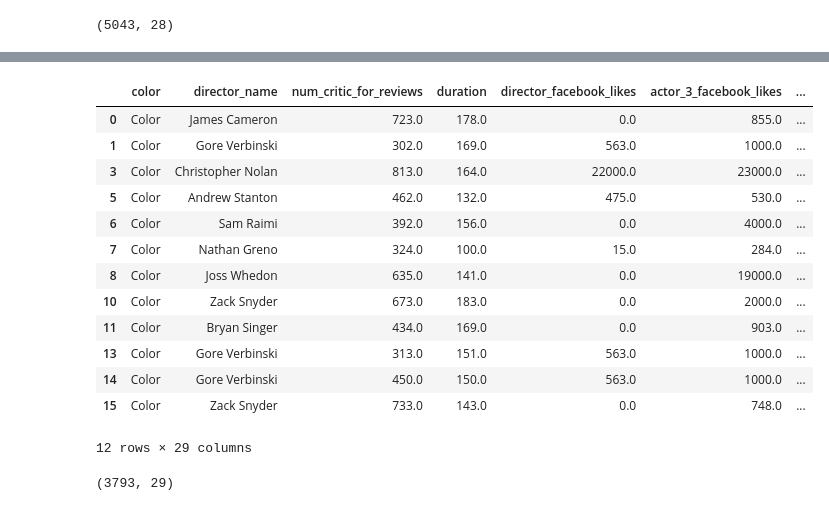
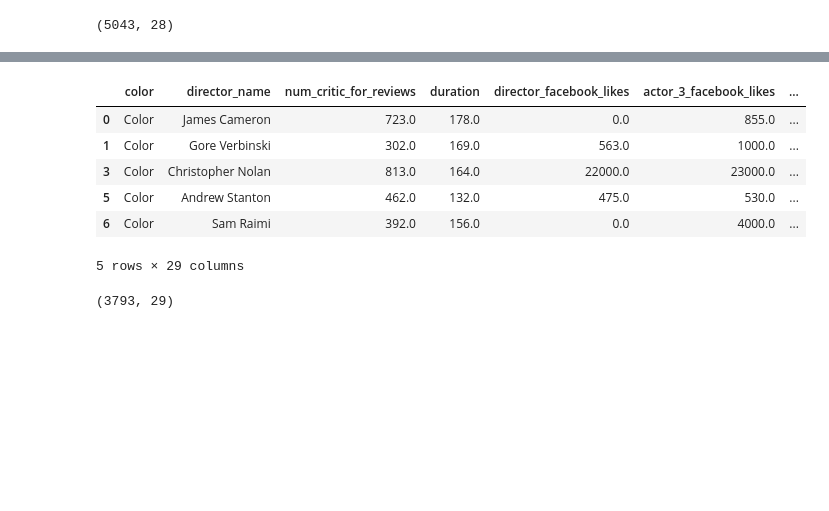
Before and after one commit to marc-hern/Feature-Selection-In-IMDB, a Jupyter notebook: Feature-Selection-vs-Profit.ipynb, the cells around one changed output, grey strips where cells are left out. Drawn from its saved outputs; the diff is of its cells as text; code cells hidden in the pictures; blank space fills up the shorter version.

```diff
--- a/Feature-Selection-vs-Profit.ipynb
+++ b/Feature-Selection-vs-Profit.ipynb
@@ -48,26 +32,26 @@ movies_dataframe.shape
 # %%
+# Remove all movies made outside the USA
 movies_dataframe = movies_dataframe.drop(movies_dataframe[movies_dataframe.country != 'USA'].index)
+# Any block with missing information was to be set to 0
 movies_dataframe = movies_dataframe.fillna(0)
+
+# To fix an issue that would later appear, all samples with the "Color" feature set to 0,
+# meaning that the field was empty, is to be dropped.
 movies_dataframe = movies_dataframe.drop(movies_dataframe[movies_dataframe.color == 0].index)
+
+# Subtract budget from gross to calculate profits and add it as a new feature
 movies_dataframe['profit'] = np.subtract(movies_dataframe[['gross']], movies_dataframe[['budget']])
 
 
-movies_dataframe.head(12)
+movies_dataframe.head(5)
 # %% [output]
 |  | color | director_name | num_critic_for_reviews | duration | director_facebook_likes | actor_3_facebook_likes | ... |
 | 0 | Color | James Cameron | 723.0 | 178.0 | 0.0 | 855.0 | ... |
 | 1 | Color | Gore Verbinski | 302.0 | 169.0 | 563.0 | 1000.0 | ... |
 | 3 | Color | Christopher Nolan | 813.0 | 164.0 | 22000.0 | 23000.0 | ... |
 | 5 | Color | Andrew Stanton | 462.0 | 132.0 | 475.0 | 530.0 | ... |
 | 6 | Color | Sam Raimi | 392.0 | 156.0 | 0.0 | 4000.0 | ... |
-| 7 | Color | Nathan Greno | 324.0 | 100.0 | 15.0 | 284.0 | ... |
-| 8 | Color | Joss Whedon | 635.0 | 141.0 | 0.0 | 19000.0 | ... |
-| 10 | Color | Zack Snyder | 673.0 | 183.0 | 0.0 | 2000.0 | ... |
-| 11 | Color | Bryan Singer | 434.0 | 169.0 | 0.0 | 903.0 | ... |
-| 13 | Color | Gore Verbinski | 313.0 | 151.0 | 563.0 | 1000.0 | ... |
-| 14 | Color | Gore Verbinski | 450.0 | 150.0 | 563.0 | 1000.0 | ... |
-| 15 | Color | Zack Snyder | 733.0 | 143.0 | 0.0 | 748.0 | ... |
-12 rows × 29 columns
+5 rows × 29 columns
 # %%
 movies_dataframe.shape
 # %% [output]
```
Also changed, not shown: parts of 27 cells of this notebook.
